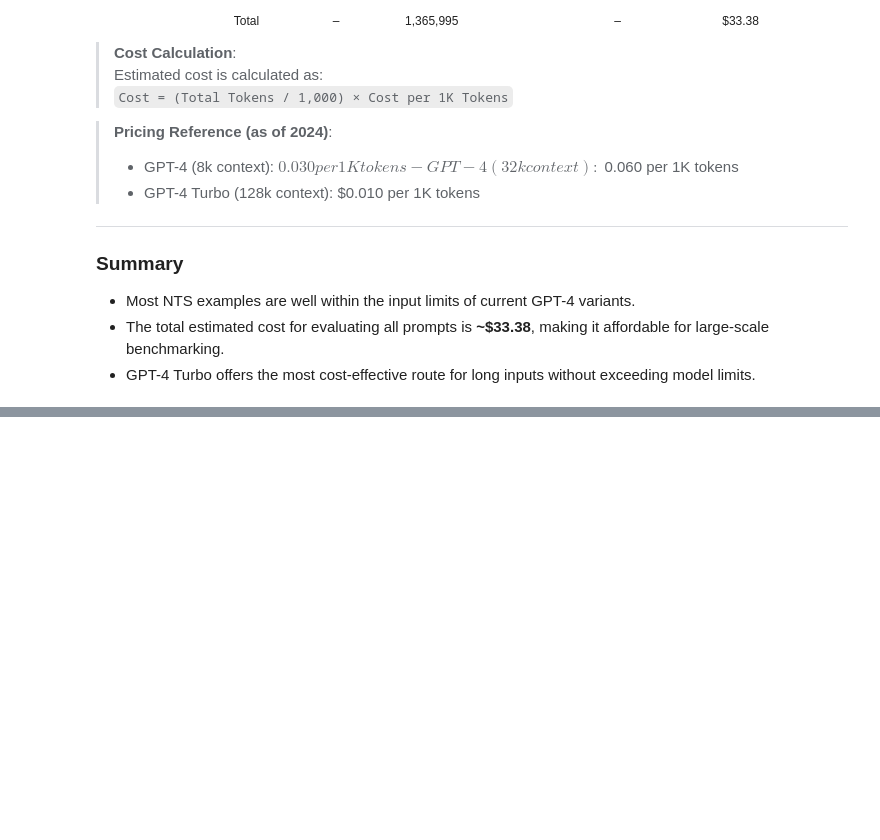
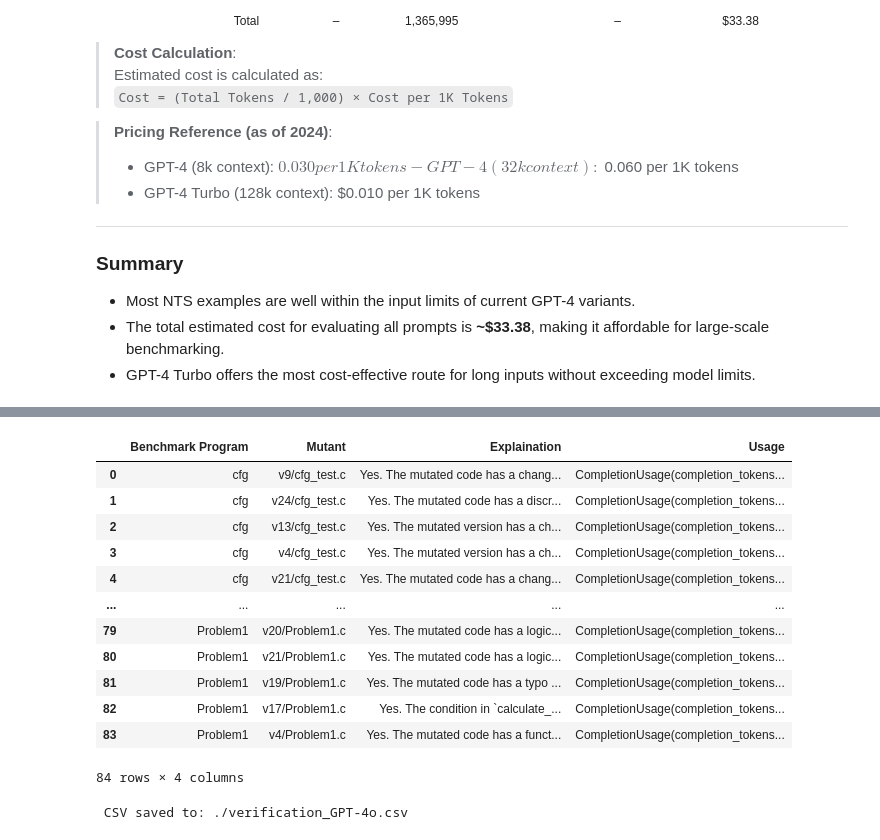
Before and after one commit to pritamkulkarni-iitgoa/LLM-Verification, a Jupyter notebook: cost_estimation_for_NTS.ipynb, the cells around one changed output, grey strips where cells are left out. Cells and saved outputs as stored; diff of their text form; code cells hidden in the pictures; blank space fills up the shorter version.

```diff
--- a/cost_estimation_for_NTS.ipynb
+++ b/cost_estimation_for_NTS.ipynb
@@ -643,0 +776,4 @@ After processing the NTS benchmark examples, we summarize the token usage and es
+# %%
+def get_user_prompt(source,mutant):
+    prompt = f"Here is the original (source) code:\n\n{source}\n\nAnd here is the mutated version of the code:\n\n{mutant}\n\nDo these two pieces of code have any **functional difference**? Respond strictly with \"Yes\" or \"No\" only. Explain your answer in single line if required provide code responsible with line number in mutant, if there are multiple discrepancies each will have one line explanation."
+    return prompt
@@ -643,0 +816,2 @@ After processing the NTS benchmark examples, we summarize the token usage and es
+# %%
+explaination,usage = send_prompt(get_user_prompt(read_file_clean(sorted_tuples_list[0][0]),read_file_clean(sorted_tuples_list[0][1])))
@@ -643,0 +874,44 @@ After processing the NTS benchmark examples, we summarize the token usage and es
+# %%
+def create_dataframe_from_lists(col1, col2, col3, col4, headers=None):
+    """
+    Creates a pandas DataFrame from four equal-length lists.
+
+    Parameters:
+        col1, col2, col3, col4 (list): Data columns.
+        headers (list of str): Optional list of 4 column names.
+
+    Returns:
+        pd.DataFrame: The resulting DataFrame.
+    """
+    if not (len(col1) == len(col2) == len(col3) == len(col4)):
+        raise ValueError("All input lists must have the same length.")
+
+    if headers is None:
+        headers = ["Benchmark Program", "Mutant", "Explaination", "Usage"]
+
+    data = list(zip(col1, col2, col3, col4))
+    return pd.DataFrame(data, columns=headers)
+# %%
+result_df = create_dataframe_from_lists(program_list,mutant_list,explaination_list,usage_list)
+# %%
+result_df
+# %% [output]
+|  | Benchmark Program | Mutant | Explaination | Usage |
+| 0 | cfg | v9/cfg_test.c | Yes. The mutated code has a chang... | CompletionUsage(completion_tokens... |
+| 1 | cfg | v24/cfg_test.c | Yes. The mutated code has a discr... | CompletionUsage(completion_tokens... |
+| 2 | cfg | v13/cfg_test.c | Yes. The mutated version has a ch... | CompletionUsage(completion_tokens... |
+| 3 | cfg | v4/cfg_test.c | Yes. The mutated version has a ch... | CompletionUsage(completion_tokens... |
+| 4 | cfg | v21/cfg_test.c | Yes. The mutated code has a chang... | CompletionUsage(completion_tokens... |
+| ... | ... | ... | ... | ... |
+| 79 | Problem1 | v20/Problem1.c | Yes. The mutated code has a logic... | CompletionUsage(completion_tokens... |
+| 80 | Problem1 | v21/Problem1.c | Yes. The mutated code has a logic... | CompletionUsage(completion_tokens... |
+| 81 | Problem1 | v19/Problem1.c | Yes. The mutated code has a typo ... | CompletionUsage(completion_tokens... |
+| 82 | Problem1 | v17/Problem1.c | Yes. The condition in `calculate_... | CompletionUsage(completion_tokens... |
+| 83 | Problem1 | v4/Problem1.c | Yes. The mutated code has a funct... | CompletionUsage(completion_tokens... |
+84 rows × 4 columns
+# %%
+csv_path = "./verification_GPT-4o.csv"
+result_df.to_csv(csv_path, index=False)
+print(f" CSV saved to: {csv_path}")
+# %% [output]
+ CSV saved to: ./verification_GPT-4o.csv
```
Also changed, not shown: parts of 32 cells of this notebook.
